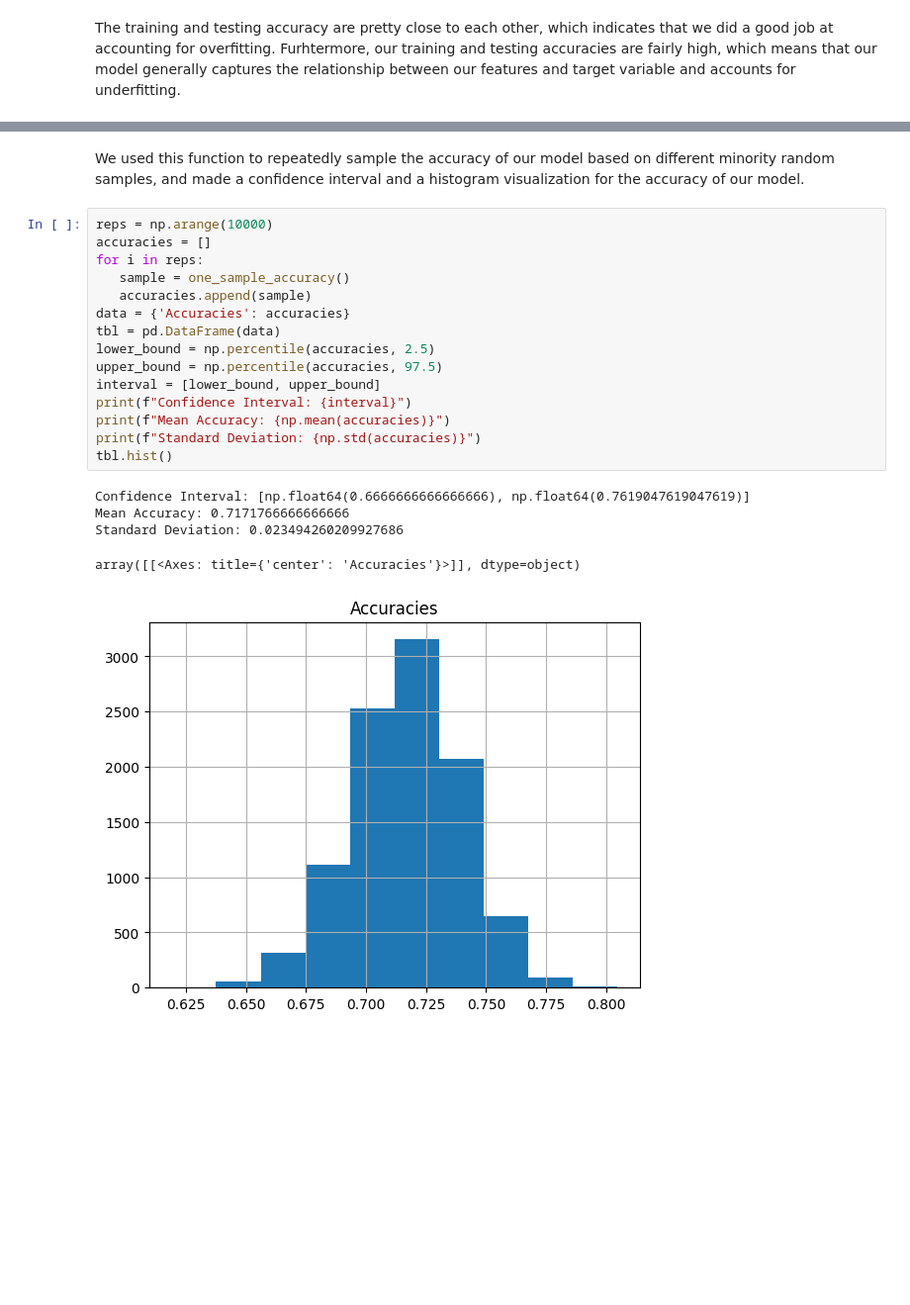
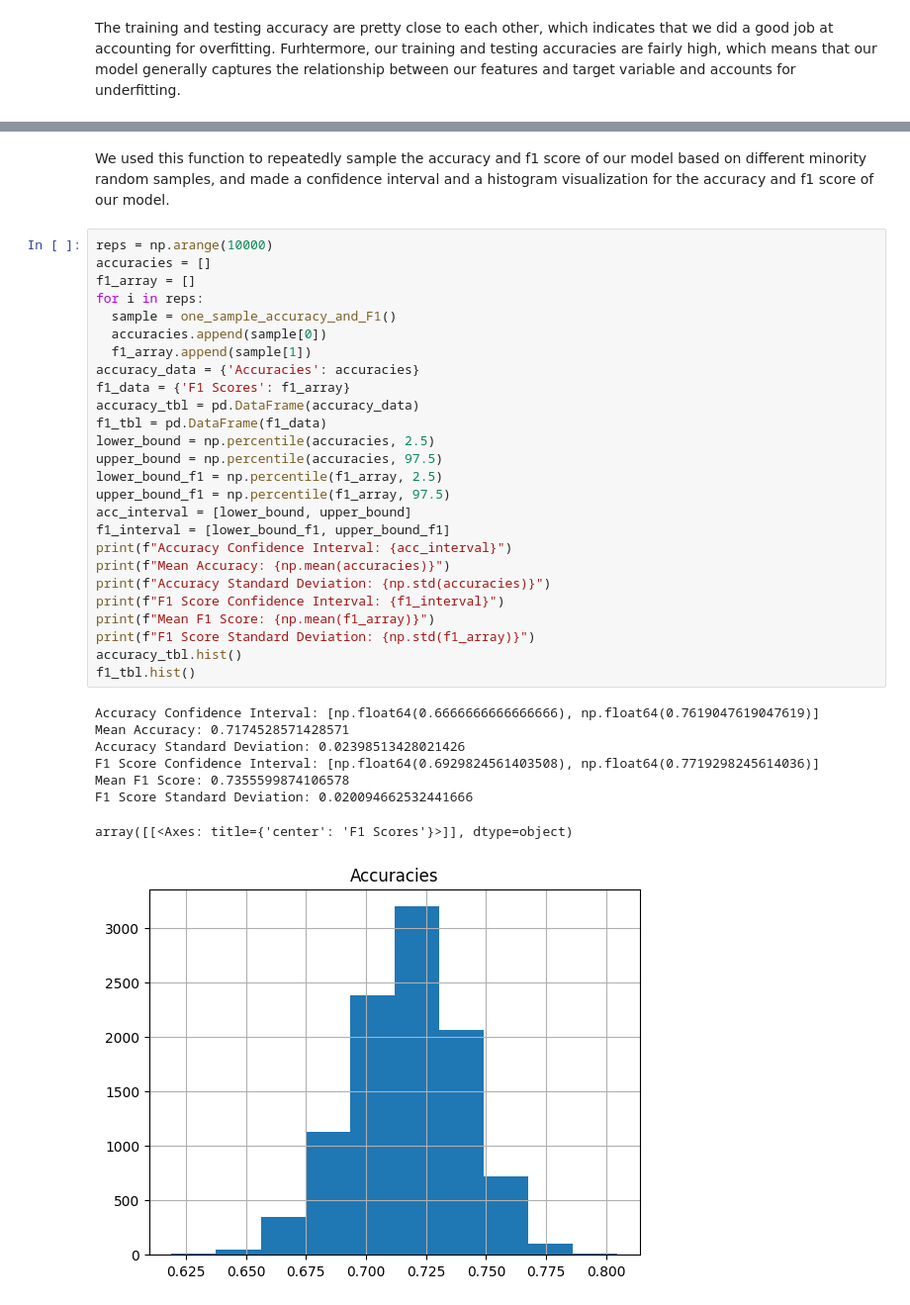
Before and after one commit to cmcswain/dfproj-fa24, a Jupyter notebook: dfproject.ipynb, the cells around one changed output, grey strips where cells are left out. Shown: that part at 99% size. Saved outputs shown, nothing was run; the diff lists cells and outputs as text; blank space fills up the shorter version.

```diff
--- a/dfproject.ipynb
+++ b/dfproject.ipynb
@@ -462,23 +467,37 @@ def one_sample_accuracy():
 # %% [markdown]
-We used this function to repeatedly sample the accuracy of our model based on different minority random samples, and made a confidence interval and a histogram visualization for the accuracy of our model.
+We used this function to repeatedly sample the accuracy and f1 score of our model based on different minority random samples, and made a confidence interval and a histogram visualization for the accuracy and f1 score of our model.
 # %%
 reps = np.arange(10000)
 accuracies = []
+f1_array = []
 for i in reps:
-   sample = one_sample_accuracy()
-   accuracies.append(sample)
-data = {'Accuracies': accuracies}
-tbl = pd.DataFrame(data)
+  sample = one_sample_accuracy_and_F1()
+  accuracies.append(sample[0])
+  f1_array.append(sample[1])
+accuracy_data = {'Accuracies': accuracies}
+f1_data = {'F1 Scores': f1_array}
+accuracy_tbl = pd.DataFrame(accuracy_data)
+f1_tbl = pd.DataFrame(f1_data)
 lower_bound = np.percentile(accuracies, 2.5)
 upper_bound = np.percentile(accuracies, 97.5)
-interval = [lower_bound, upper_bound]
-print(f"Confidence Interval: {interval}")
+lower_bound_f1 = np.percentile(f1_array, 2.5)
+upper_bound_f1 = np.percentile(f1_array, 97.5)
+acc_interval = [lower_bound, upper_bound]
+f1_interval = [lower_bound_f1, upper_bound_f1]
+print(f"Accuracy Confidence Interval: {acc_interval}")
 print(f"Mean Accuracy: {np.mean(accuracies)}")
-print(f"Standard Deviation: {np.std(accuracies)}")
-tbl.hist()
+print(f"Accuracy Standard Deviation: {np.std(accuracies)}")
+print(f"F1 Score Confidence Interval: {f1_interval}")
+print(f"Mean F1 Score: {np.mean(f1_array)}")
+print(f"F1 Score Standard Deviation: {np.std(f1_array)}")
+accuracy_tbl.hist()
+f1_tbl.hist()
 # %% [output]
-Confidence Interval: [np.float64(0.6666666666666666), np.float64(0.7619047619047619)]
-Mean Accuracy: 0.7171766666666666
-Standard Deviation: 0.023494260209927686
+Accuracy Confidence Interval: [np.float64(0.6666666666666666), np.float64(0.7619047619047619)]
+Mean Accuracy: 0.7174528571428571
+Accuracy Standard Deviation: 0.02398513428021426
+F1 Score Confidence Interval: [np.float64(0.6929824561403508), np.float64(0.7719298245614036)]
+Mean F1 Score: 0.7355599874106578
+F1 Score Standard Deviation: 0.020094662532441666
-array([[<Axes: title={'center': 'Accuracies'}>]], dtype=object)
+array([[<Axes: title={'center': 'F1 Scores'}>]], dtype=object)
-[figure, old version]
+[figure, new version]
```
Also changed, not shown: parts of 8 cells of this notebook.
